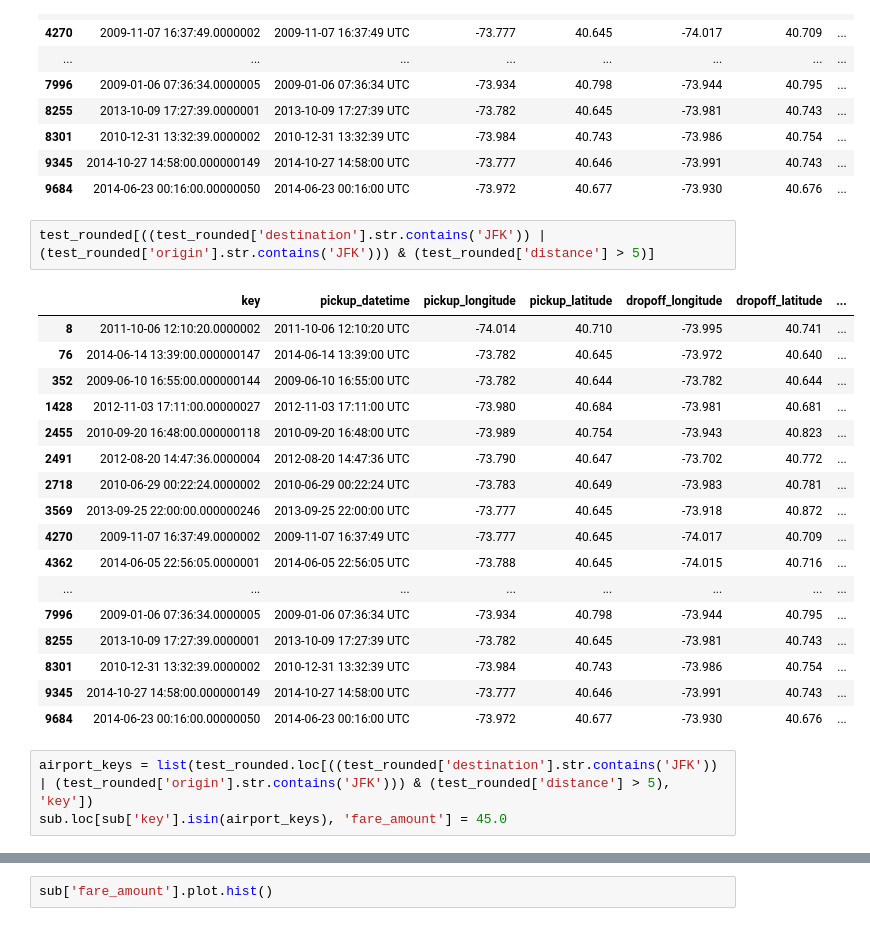
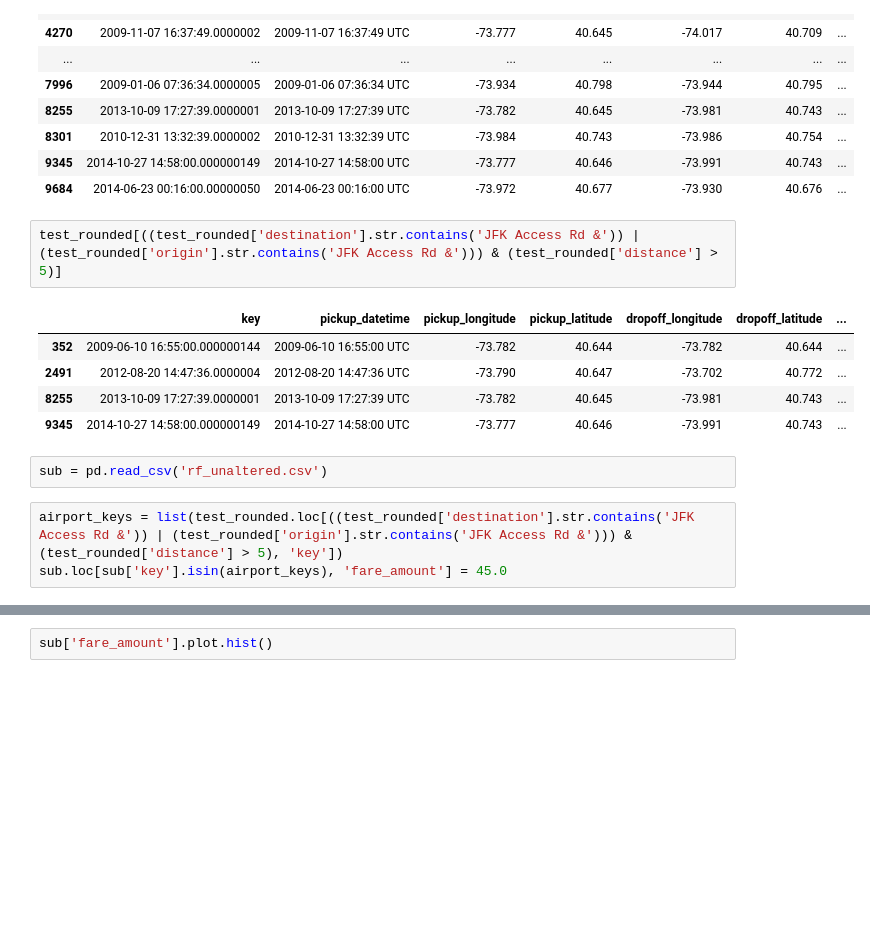
Before and after one commit to WillKoehrsen/taxi-fare, a Jupyter notebook: Improvements.ipynb, the cells around one changed output, grey strips where cells are left out. Cells and saved outputs as stored; diff of their text form; blank space fills up the shorter version.

```diff
--- a/Improvements.ipynb
+++ b/Improvements.ipynb
@@ -190,25 +190,15 @@ test_rounded[(test_rounded['destination'].str.contains('JFK')) | (test_rounded['
 | 9345 | 2014-10-27 14:58:00.000000149 | 2014-10-27 14:58:00 UTC | -73.777 | 40.646 | -73.991 | 40.743 | ... |
 | 9684 | 2014-06-23 00:16:00.00000050 | 2014-06-23 00:16:00 UTC | -73.972 | 40.677 | -73.930 | 40.676 | ... |
 # %%
-test_rounded[((test_rounded['destination'].str.contains('JFK')) | (test_rounded['origin'].str.contains('JFK'))) & (test_rounded['distance'] > 5)]
+test_rounded[((test_rounded['destination'].str.contains('JFK Access Rd &')) | (test_rounded['origin'].str.contains('JFK Access Rd &'))) & (test_rounded['distance'] > 5)]
 # %% [output]
 |  | key | pickup_datetime | pickup_longitude | pickup_latitude | dropoff_longitude | dropoff_latitude | ... |
-| 8 | 2011-10-06 12:10:20.0000002 | 2011-10-06 12:10:20 UTC | -74.014 | 40.710 | -73.995 | 40.741 | ... |
-| 76 | 2014-06-14 13:39:00.000000147 | 2014-06-14 13:39:00 UTC | -73.782 | 40.645 | -73.972 | 40.640 | ... |
 | 352 | 2009-06-10 16:55:00.000000144 | 2009-06-10 16:55:00 UTC | -73.782 | 40.644 | -73.782 | 40.644 | ... |
-| 1428 | 2012-11-03 17:11:00.00000027 | 2012-11-03 17:11:00 UTC | -73.980 | 40.684 | -73.981 | 40.681 | ... |
-| 2455 | 2010-09-20 16:48:00.000000118 | 2010-09-20 16:48:00 UTC | -73.989 | 40.754 | -73.943 | 40.823 | ... |
 | 2491 | 2012-08-20 14:47:36.0000004 | 2012-08-20 14:47:36 UTC | -73.790 | 40.647 | -73.702 | 40.772 | ... |
-| 2718 | 2010-06-29 00:22:24.0000002 | 2010-06-29 00:22:24 UTC | -73.783 | 40.649 | -73.983 | 40.781 | ... |
-| 3569 | 2013-09-25 22:00:00.000000246 | 2013-09-25 22:00:00 UTC | -73.777 | 40.645 | -73.918 | 40.872 | ... |
-| 4270 | 2009-11-07 16:37:49.0000002 | 2009-11-07 16:37:49 UTC | -73.777 | 40.645 | -74.017 | 40.709 | ... |
-| 4362 | 2014-06-05 22:56:05.0000001 | 2014-06-05 22:56:05 UTC | -73.788 | 40.645 | -74.015 | 40.716 | ... |
-| ... | ... | ... | ... | ... | ... | ... | ... |
-| 7996 | 2009-01-06 07:36:34.0000005 | 2009-01-06 07:36:34 UTC | -73.934 | 40.798 | -73.944 | 40.795 | ... |
 | 8255 | 2013-10-09 17:27:39.0000001 | 2013-10-09 17:27:39 UTC | -73.782 | 40.645 | -73.981 | 40.743 | ... |
-| 8301 | 2010-12-31 13:32:39.0000002 | 2010-12-31 13:32:39 UTC | -73.984 | 40.743 | -73.986 | 40.754 | ... |
 | 9345 | 2014-10-27 14:58:00.000000149 | 2014-10-27 14:58:00 UTC | -73.777 | 40.646 | -73.991 | 40.743 | ... |
-| 9684 | 2014-06-23 00:16:00.00000050 | 2014-06-23 00:16:00 UTC | -73.972 | 40.677 | -73.930 | 40.676 | ... |
+# %%
+sub = pd.read_csv('rf_unaltered.csv')
 # %%
-airport_keys = list(test_rounded.loc[((test_rounded['destination'].str.contains('JFK')) | (test_rounded['origin'].str.contains('JFK'))) & (test_rounded['distance'] > 5), 'key'])
+airport_keys = list(test_rounded.loc[((test_rounded['destination'].str.contains('JFK Access Rd &')) | (test_rounded['origin'].str.contains('JFK Access Rd &'))) & (test_rounded['distance'] > 5), 'key'])
 sub.loc[sub['key'].isin(airport_keys), 'fare_amount'] = 45.0
```
Also changed, not shown: parts of 2 cells of this notebook, 2 other files.
